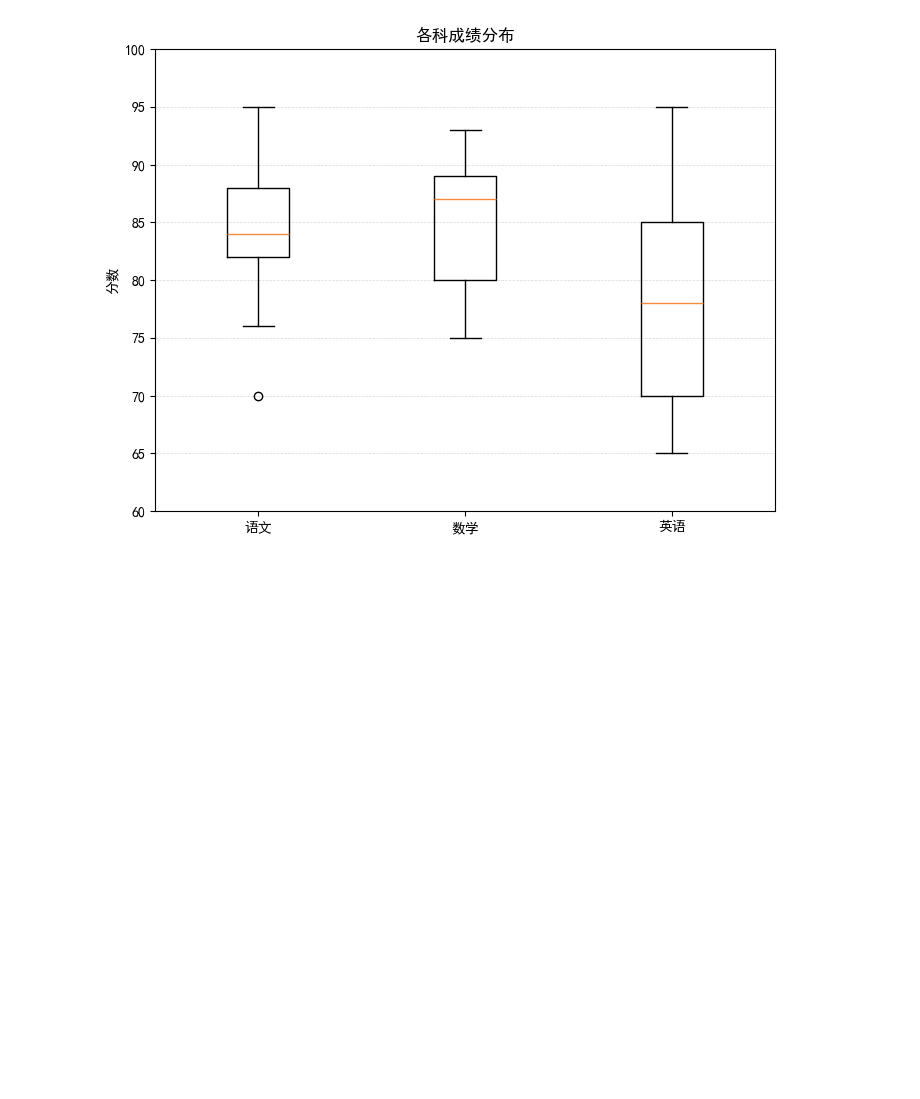
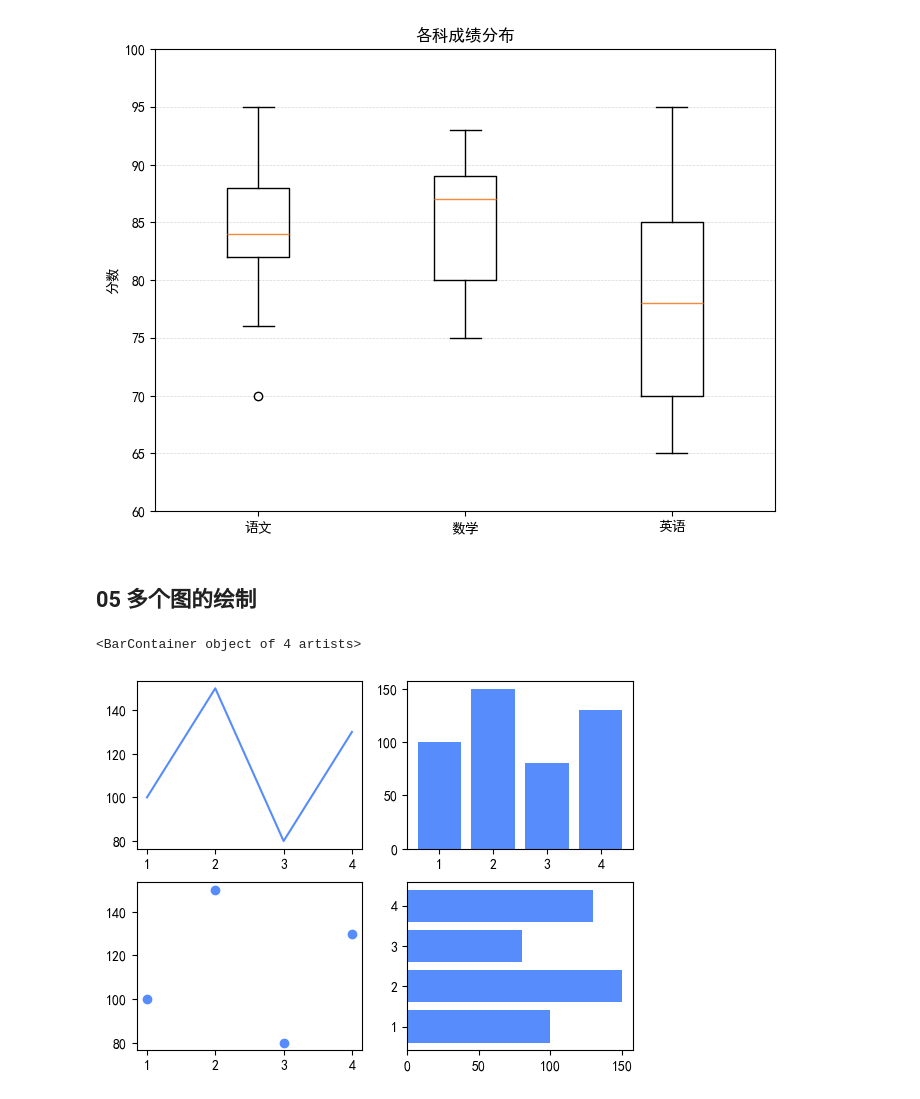
Before and after one commit to zimiao-dev/Python-Data-Analysis-Learning, a Jupyter notebook: 04_data_visualization/matplotlib_basic.ipynb, the cells around one changed output. Saved outputs shown, nothing was run; the diff lists cells and outputs as text; code cells hidden in the pictures; blank space fills up the shorter version.

Commit message:
update matplotlib basic

```diff
--- a/04_data_visualization/matplotlib_basic.ipynb
+++ b/04_data_visualization/matplotlib_basic.ipynb
@@ -318,3 +318,31 @@ plt.ylim(60, 100)
 plt.show()
 # %% [output]
 [figure]
+# %% [markdown]
+## 05 多个图的绘制
+# %%
+import matplotlib.pyplot as plt
+from matplotlib import rcParams
+
+# rcParams['font.family'] = 'SimHei' # 设置字体
+rcParams['font.sans-serif'] = 'SimHei'
+# %%
+# 绘图数据
+month = [1, 2, 3, 4]
+sales = [100, 150, 80, 130]
+
+# 创建子图，参数：总行数 总列数 索引值
+f1 = plt.subplot(2, 2, 1)
+f1.plot(month, sales)
+
+f2 = plt.subplot(2, 2, 2)
+f2.bar(month, sales)
+
+f3 = plt.subplot(2, 2, 3)
+f3.scatter(month, sales)
+
+f4 = plt.subplot(2, 2, 4)
+f4.barh(month, sales)
+# %% [output]
+<BarContainer object of 4 artists>
+[figure, added]
```
